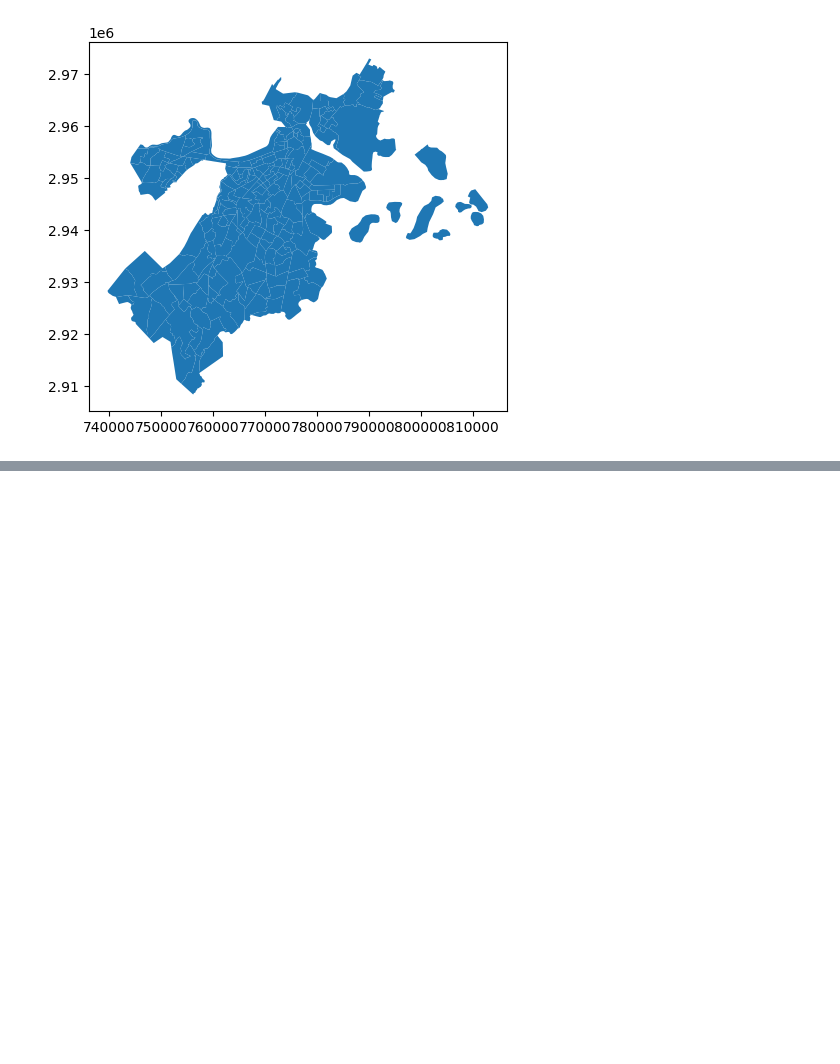
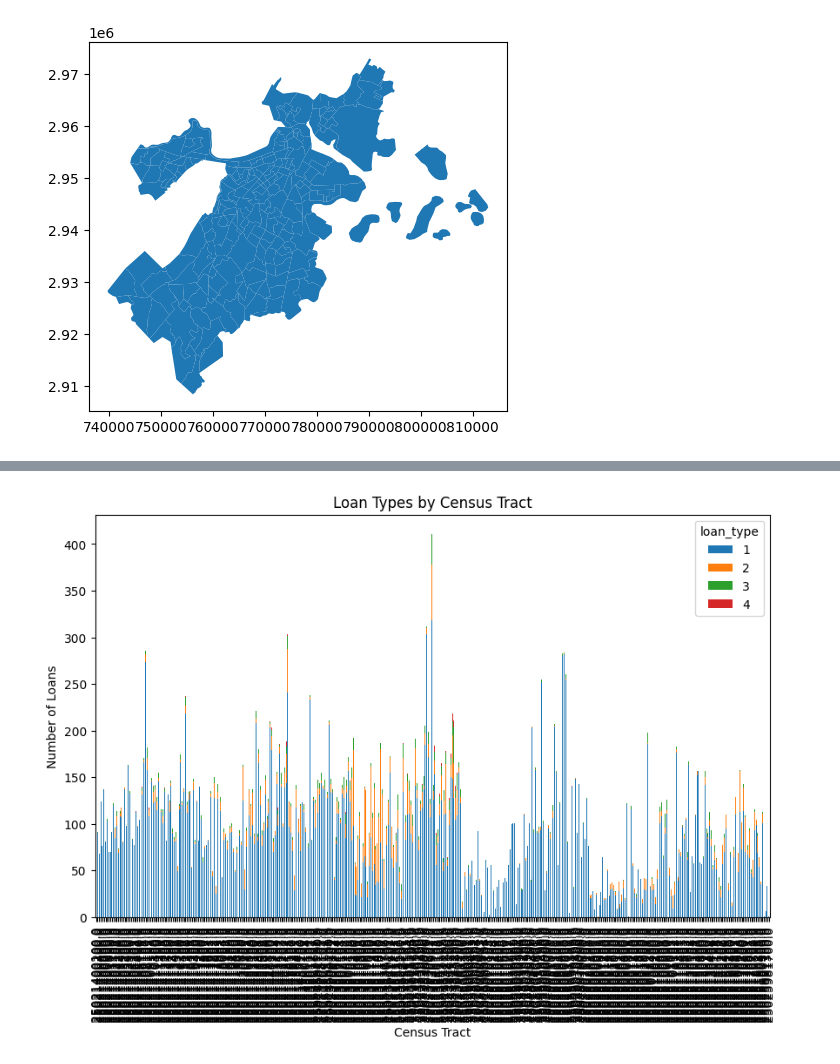
Before and after one commit to BU-Spark/ds-councilor-louijeune-fair-housing, a Jupyter notebook: spring23-team-1/scripts/msamd_data.ipynb, the cells around one changed output, grey strips where cells are left out. Drawn from its saved outputs; the diff is of its cells as text; code cells hidden in the pictures; blank space fills up the shorter version.

```diff
--- a/spring23-team-1/scripts/msamd_data.ipynb
+++ b/spring23-team-1/scripts/msamd_data.ipynb
@@ -88,0 +77,9 @@ plt.show()
+# %%
+# Create the stacked bar chart
+ax = loan_counts_pivot.plot(kind="bar", stacked=True, figsize=(10, 6))
+ax.set_xlabel("Census Tract")
+ax.set_ylabel("Number of Loans")
+ax.set_title("Loan Types by Census Tract")
+plt.show()
+# %% [output]
+[figure, added]
```
Also changed, not shown: parts of 4 cells of this notebook, 2 other files.
